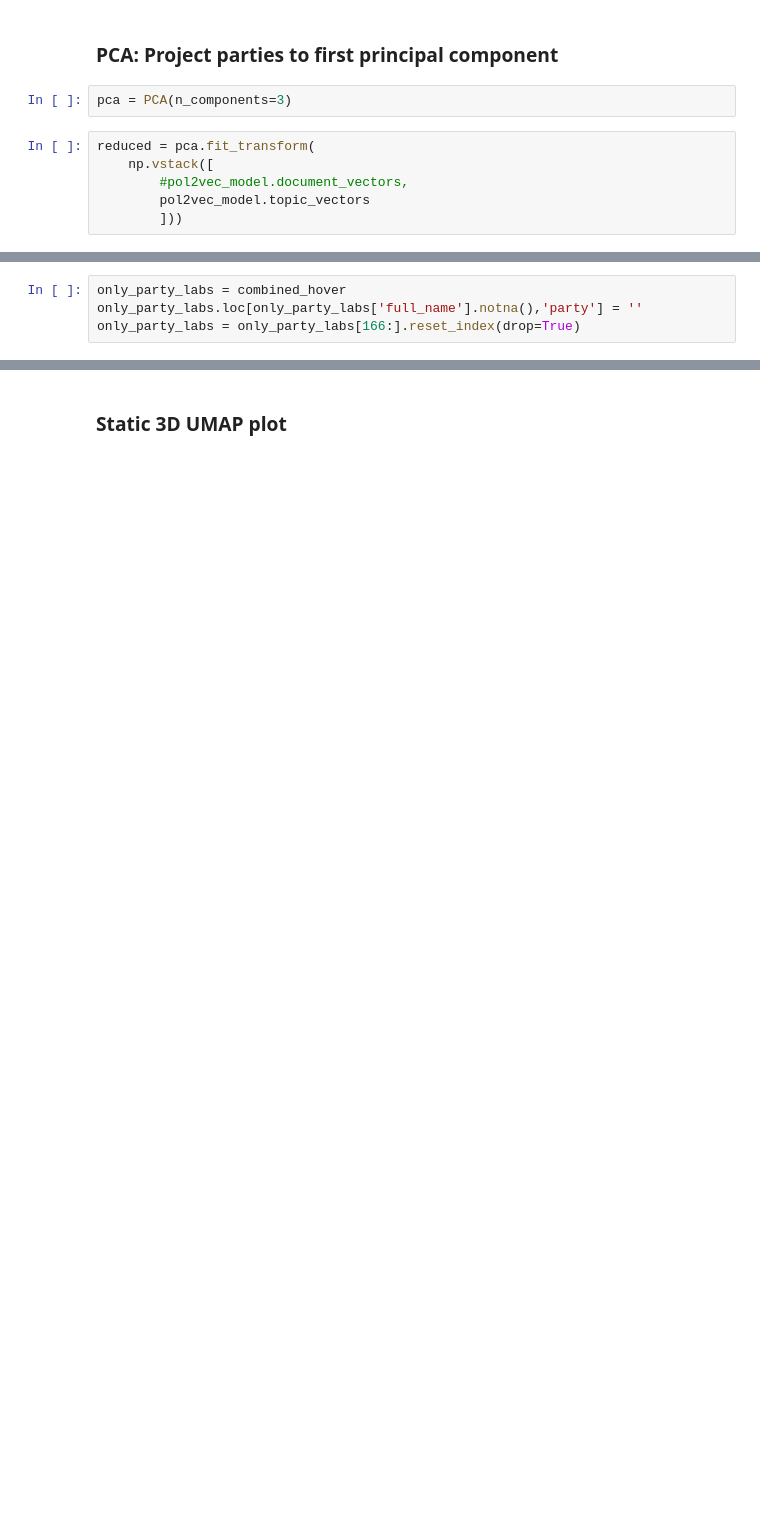
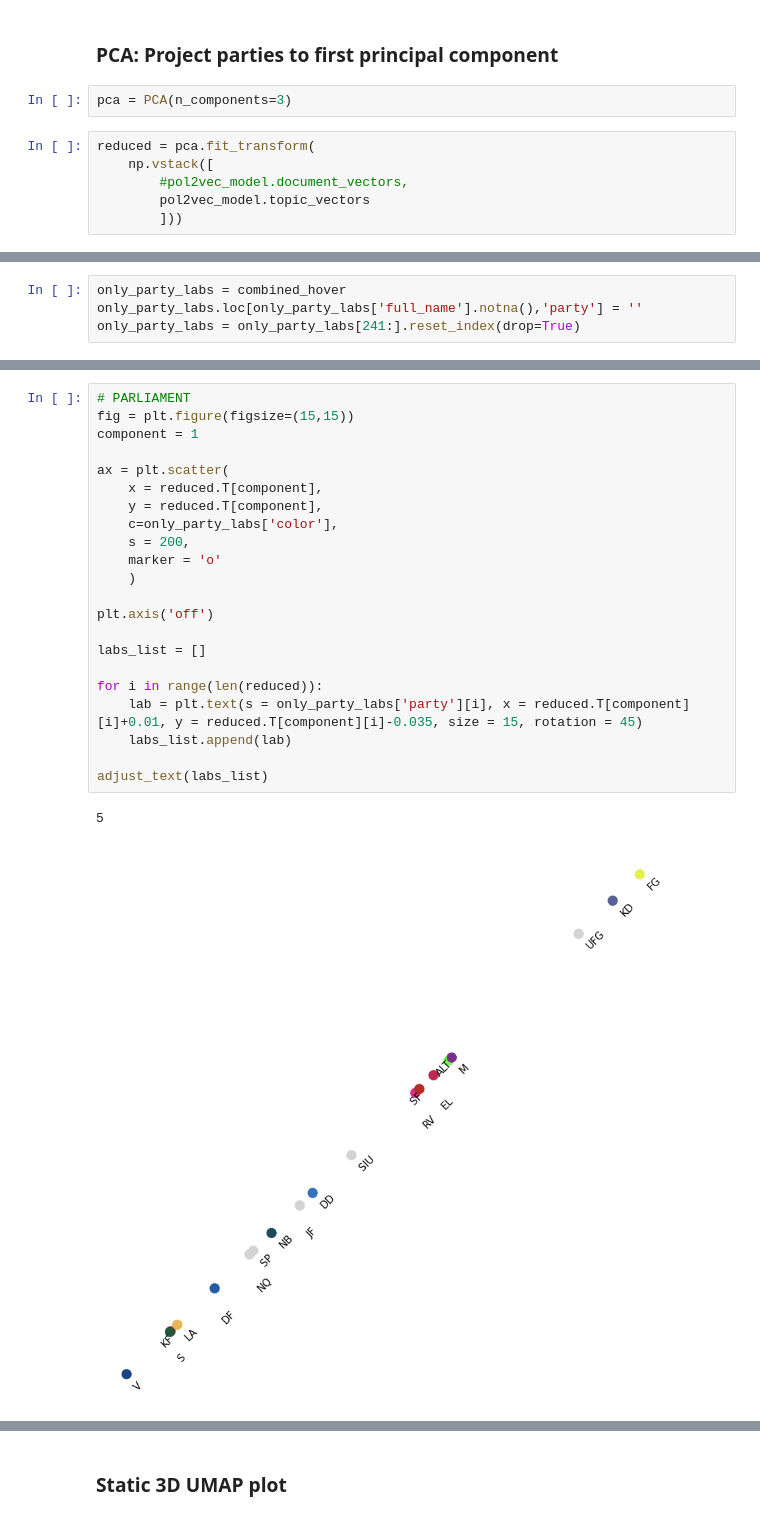
Before and after one commit to mathiasbruun/DCPA, a Jupyter notebook: politician2vec_example.ipynb, the cells around one changed output, grey strips where cells are left out. Cells and saved outputs as stored; diff of their text form; blank space fills up the shorter version.

```diff
--- a/politician2vec_example.ipynb
+++ b/politician2vec_example.ipynb
@@ -423,6 +505,6 @@ reduced = pca.fit_transform(
 # %%
 only_party_labs = combined_hover
 only_party_labs.loc[only_party_labs['full_name'].notna(),'party'] = ''
-only_party_labs = only_party_labs[166:].reset_index(drop=True)
+only_party_labs = only_party_labs[241:].reset_index(drop=True)
 # %%
 only_party_labs['color'] = only_party_labs['party'].map(colormap)
@@ -428,0 +532,25 @@ only_party_labs['color'] = only_party_labs['party'].map(colormap)
+# %%
+# PARLIAMENT
+fig = plt.figure(figsize=(15,15))
+component = 1
+
+ax = plt.scatter(
+    x = reduced.T[component],
+    y = reduced.T[component],
+    c=only_party_labs['color'],
+    s = 200,
+    marker = 'o'
+    )
+
+plt.axis('off')
+
+labs_list = []
+
+for i in range(len(reduced)):
+    lab = plt.text(s = only_party_labs['party'][i], x = reduced.T[component][i]+0.01, y = reduced.T[component][i]-0.035, size = 15, rotation = 45)
+    labs_list.append(lab)
+
+adjust_text(labs_list)
+# %% [output]
+5
+[figure, added]
```
Also changed, not shown: parts of 25 cells of this notebook.
